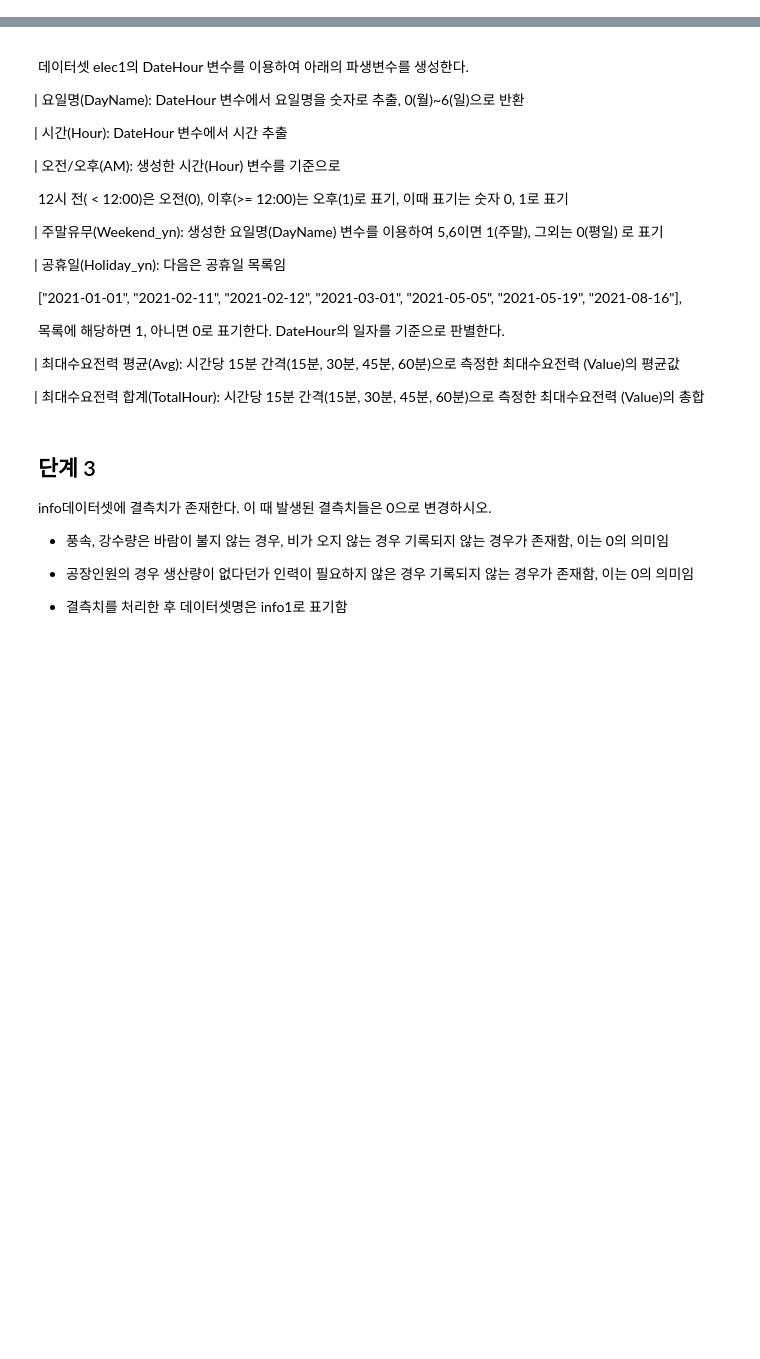
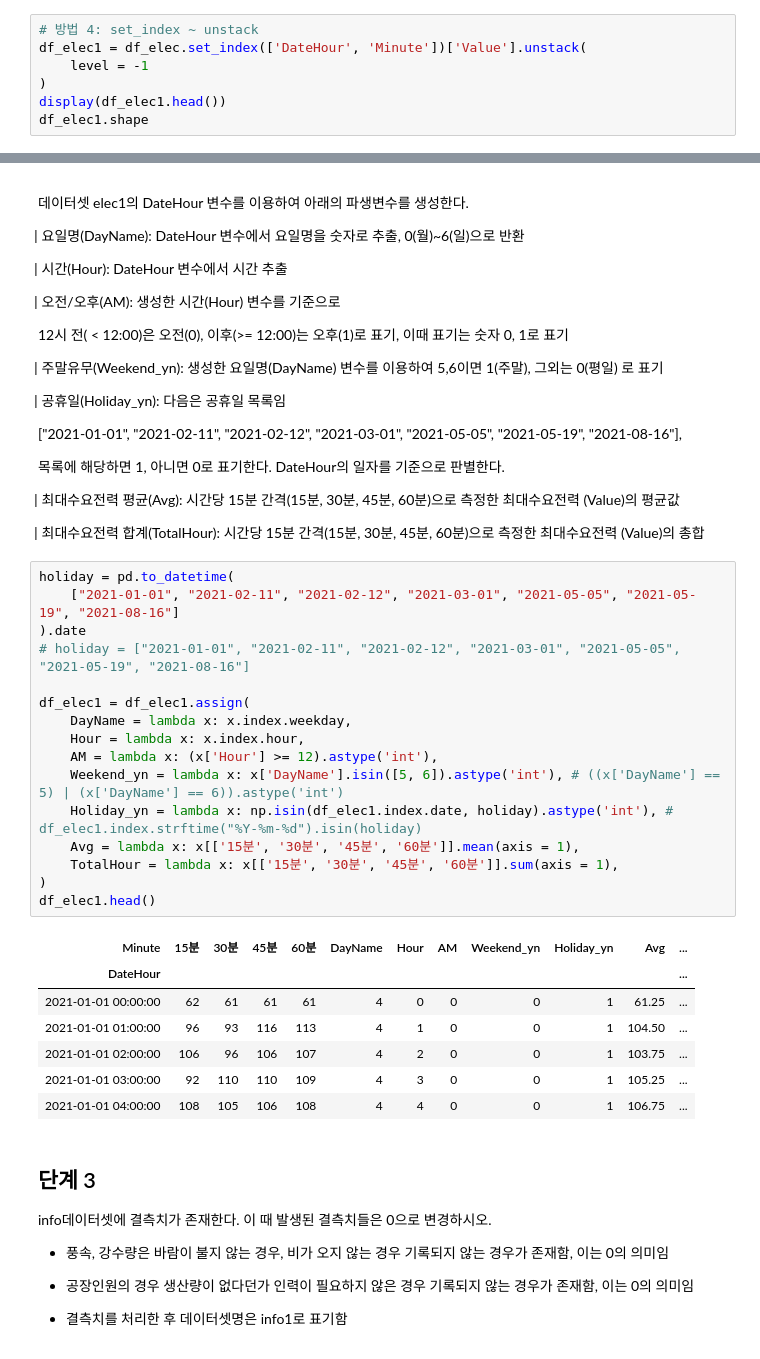
Before and after one commit to dowonjj/DS_lv3_2504_2, a Jupyter notebook: sec_ds_lv3_prob3_prob.ipynb, the cells around one changed output, grey strips where cells are left out. Cells and saved outputs as stored; diff of their text form; blank space fills up the shorter version.

```diff
--- a/sec_ds_lv3_prob3_prob.ipynb
+++ b/sec_ds_lv3_prob3_prob.ipynb
@@ -170,0 +252,7 @@ memory usage: 433.8 KB
+# %%
+# 방법 4: set_index ~ unstack
+df_elec1 = df_elec.set_index(['DateHour', 'Minute'])['Value'].unstack(
+    level = -1
+)
+display(df_elec1.head())
+df_elec1.shape
@@ -192,6 +289,30 @@ memory usage: 433.8 KB
 ̵ 최대수요전력 평균(Avg): 시간당 15분 간격(15분, 30분, 45분, 60분)으로 측정한 최대수요전력 (Value)의 평균값
 
 ̵ 최대수요전력 합계(TotalHour): 시간당 15분 간격(15분, 30분, 45분, 60분)으로 측정한 최대수요전력 (Value)의 총합
+# %%
+holiday = pd.to_datetime(
+    ["2021-01-01", "2021-02-11", "2021-02-12", "2021-03-01", "2021-05-05", "2021-05-19", "2021-08-16"]
+).date
+# holiday = ["2021-01-01", "2021-02-11", "2021-02-12", "2021-03-01", "2021-05-05", "2021-05-19", "2021-08-16"]
+
+df_elec1 = df_elec1.assign(
+    DayName = lambda x: x.index.weekday,
+    Hour = lambda x: x.index.hour,
+    AM = lambda x: (x['Hour'] >= 12).astype('int'),
+    Weekend_yn = lambda x: x['DayName'].isin([5, 6]).astype('int'), # ((x['DayName'] == 5) | (x['DayName'] == 6)).astype('int')
+    Holiday_yn = lambda x: np.isin(df_elec1.index.date, holiday).astype('int'), # df_elec1.index.strftime("%Y-%m-%d").isin(holiday)
+    Avg = lambda x: x[['15분', '30분', '45분', '60분']].mean(axis = 1),
+    TotalHour = lambda x: x[['15분', '30분', '45분', '60분']].sum(axis = 1),
+)
+df_elec1.head()
+# %% [output]
+| Minute | 15분 | 30분 | 45분 | 60분 | DayName | Hour | AM | Weekend_yn | Holiday_yn | Avg | ... |
+| DateHour |  |  |  |  |  |  |  |  |  |  | ... |
+| 2021-01-01 00:00:00 | 62 | 61 | 61 | 61 | 4 | 0 | 0 | 0 | 1 | 61.25 | ... |
+| 2021-01-01 01:00:00 | 96 | 93 | 116 | 113 | 4 | 1 | 0 | 0 | 1 | 104.50 | ... |
+| 2021-01-01 02:00:00 | 106 | 96 | 106 | 107 | 4 | 2 | 0 | 0 | 1 | 103.75 | ... |
+| 2021-01-01 03:00:00 | 92 | 110 | 110 | 109 | 4 | 3 | 0 | 0 | 1 | 105.25 | ... |
+| 2021-01-01 04:00:00 | 108 | 105 | 106 | 108 | 4 | 4 | 0 | 0 | 1 | 106.75 | ... |
 # %% [markdown]
 ## 단계 3
 
```
Also changed, not shown: parts of 11 cells of this notebook.
